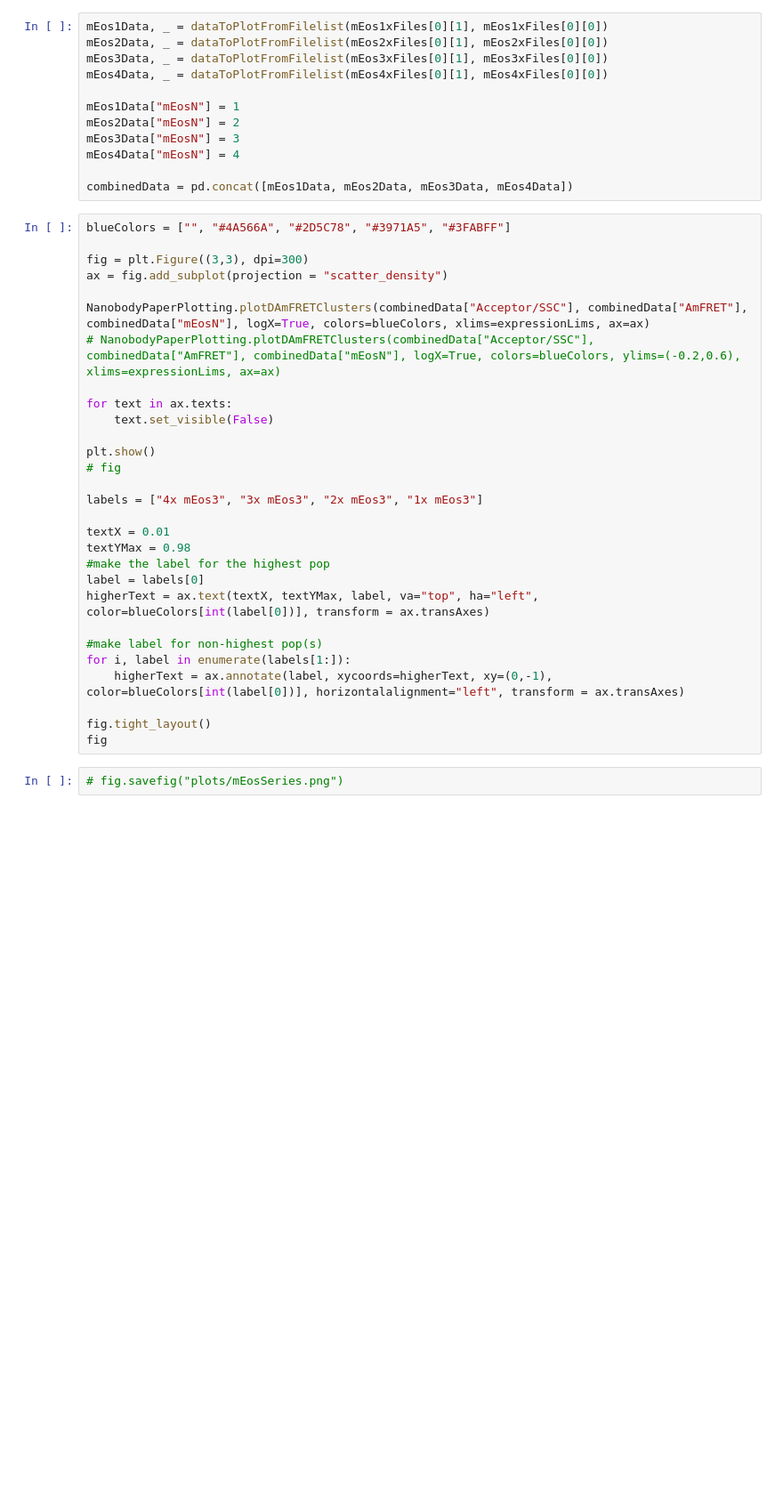
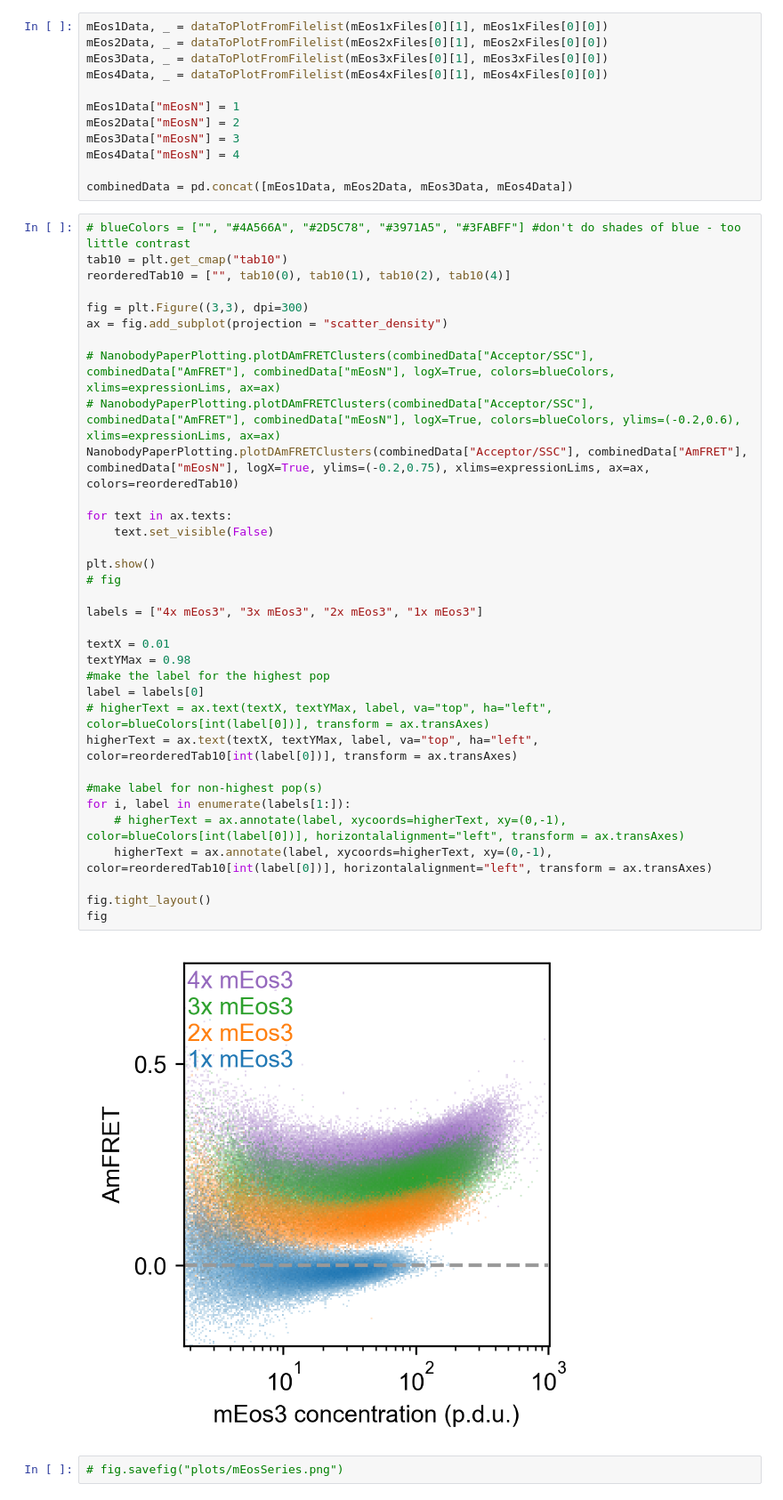
Before and after one commit to jacobnjensen1/Kimbrough-mEosNb-preprint, a Jupyter notebook: Figure3.ipynb, the cells around one changed output. Shown at 89% size. Drawn from its saved outputs; the diff is of its cells as text; blank space fills up the shorter version.

Commit message:
improve mEos series plot

```diff
--- a/Figure3.ipynb
+++ b/Figure3.ipynb
@@ -474,33 +474,40 @@ mEos4Data["mEosN"] = 4
 
 combinedData = pd.concat([mEos1Data, mEos2Data, mEos3Data, mEos4Data])
 # %%
-blueColors = ["", "#4A566A", "#2D5C78", "#3971A5", "#3FABFF"]
+# blueColors = ["", "#4A566A", "#2D5C78", "#3971A5", "#3FABFF"] #don't do shades of blue - too little contrast
+tab10 = plt.get_cmap("tab10")
+reorderedTab10 = ["", tab10(0), tab10(1), tab10(2), tab10(4)]
 
 fig = plt.Figure((3,3), dpi=300)
 ax = fig.add_subplot(projection = "scatter_density")
 
-NanobodyPaperPlotting.plotDAmFRETClusters(combinedData["Acceptor/SSC"], combinedData["AmFRET"], combinedData["mEosN"], logX=True, colors=blueColors, xlims=expressionLims, ax=ax)
+# NanobodyPaperPlotting.plotDAmFRETClusters(combinedData["Acceptor/SSC"], combinedData["AmFRET"], combinedData["mEosN"], logX=True, colors=blueColors, xlims=expressionLims, ax=ax)
 # NanobodyPaperPlotting.plotDAmFRETClusters(combinedData["Acceptor/SSC"], combinedData["AmFRET"], combinedData["mEosN"], logX=True, colors=blueColors, ylims=(-0.2,0.6), xlims=expressionLims, ax=ax)
+NanobodyPaperPlotting.plotDAmFRETClusters(combinedData["Acceptor/SSC"], combinedData["AmFRET"], combinedData["mEosN"], logX=True, ylims=(-0.2,0.75), xlims=expressionLims, ax=ax, colors=reorderedTab10)
 
 for text in ax.texts:
     text.set_visible(False)
 
 plt.show()
 # fig
 
 labels = ["4x mEos3", "3x mEos3", "2x mEos3", "1x mEos3"]
 
 textX = 0.01
 textYMax = 0.98
 #make the label for the highest pop
 label = labels[0]
-higherText = ax.text(textX, textYMax, label, va="top", ha="left", color=blueColors[int(label[0])], transform = ax.transAxes)
+# higherText = ax.text(textX, textYMax, label, va="top", ha="left", color=blueColors[int(label[0])], transform = ax.transAxes)
+higherText = ax.text(textX, textYMax, label, va="top", ha="left", color=reorderedTab10[int(label[0])], transform = ax.transAxes)
 
 #make label for non-highest pop(s)
 for i, label in enumerate(labels[1:]):
-    higherText = ax.annotate(label, xycoords=higherText, xy=(0,-1), color=blueColors[int(label[0])], horizontalalignment="left", transform = ax.transAxes)
+    # higherText = ax.annotate(label, xycoords=higherText, xy=(0,-1), color=blueColors[int(label[0])], horizontalalignment="left", transform = ax.transAxes)
+    higherText = ax.annotate(label, xycoords=higherText, xy=(0,-1), color=reorderedTab10[int(label[0])], horizontalalignment="left", transform = ax.transAxes)
 
 fig.tight_layout()
 fig
+# %% [output]
+[figure, added]
 # %%
 # fig.savefig("plots/mEosSeries.png")
```
Also changed, not shown: 1 other file.
